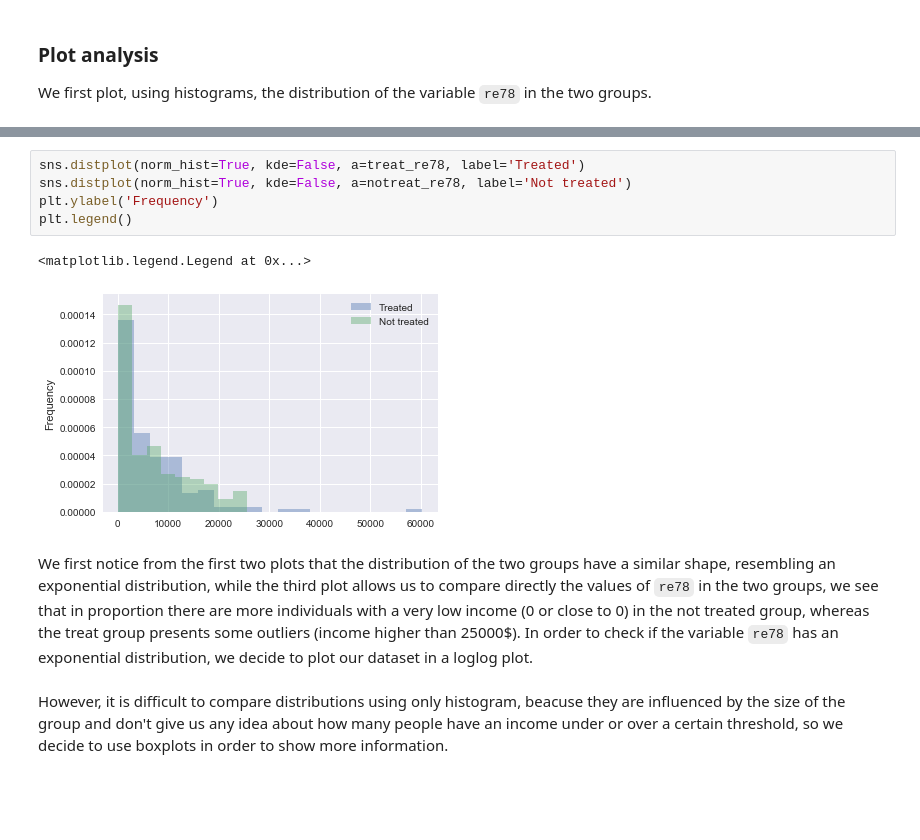
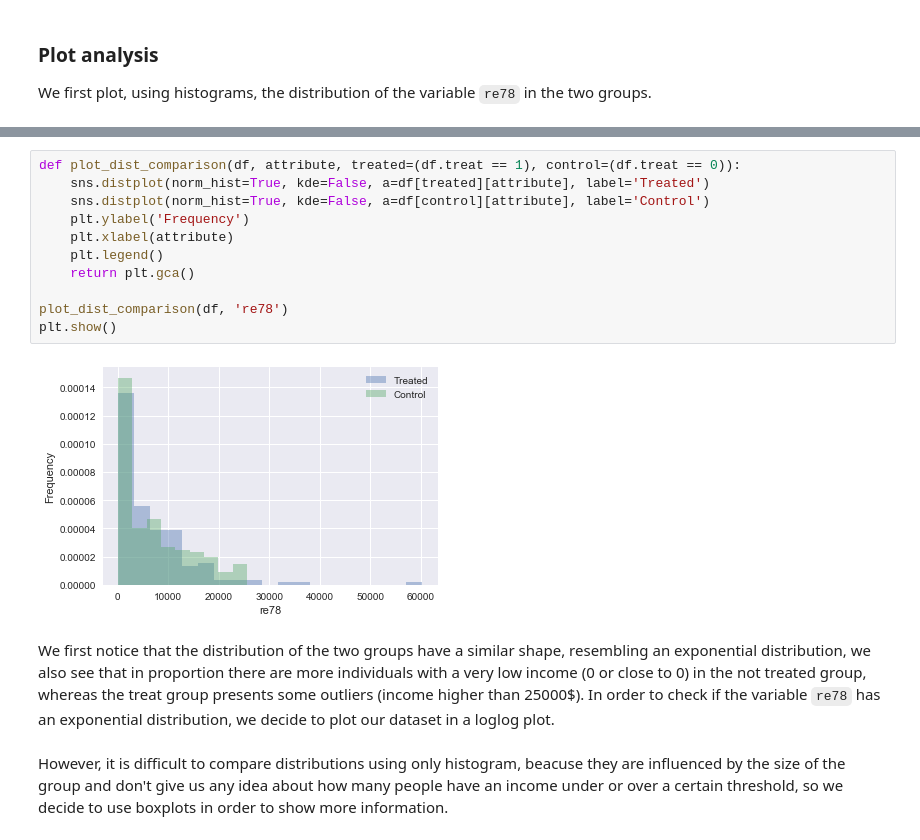
Before and after one commit to zenhaeus/cs-401, a Jupyter notebook: 04 - Applied ML/Homework-04.ipynb, the cells around one changed output, grey strips where cells are left out. Saved outputs shown, nothing was run; the diff lists cells and outputs as text; blank space fills up the shorter version.

Commit message:
Lots of reworking, add graphs for matched data in Q4

```diff
--- a/04 - Applied ML/Homework-04.ipynb
+++ b/04 - Applied ML/Homework-04.ipynb
@@ -100,13 +90,18 @@ ax[1].set_xlabel('Not treated')
 # %%
-sns.distplot(norm_hist=True, kde=False, a=treat_re78, label='Treated')
-sns.distplot(norm_hist=True, kde=False, a=notreat_re78, label='Not treated')
-plt.ylabel('Frequency')
-plt.legend()
+def plot_dist_comparison(df, attribute, treated=(df.treat == 1), control=(df.treat == 0)):
+    sns.distplot(norm_hist=True, kde=False, a=df[treated][attribute], label='Treated')
+    sns.distplot(norm_hist=True, kde=False, a=df[control][attribute], label='Control')
+    plt.ylabel('Frequency')
+    plt.xlabel(attribute)
+    plt.legend()
+    return plt.gca()
+
+plot_dist_comparison(df, 're78')
+plt.show()
 # %% [output]
-<matplotlib.legend.Legend at 0x...>
-[figure, old version]
+[figure, new version]
 # %% [markdown]
-We first notice from the first two plots that the distribution of the two groups have a similar shape, resembling an exponential distribution, while the third plot allows us to compare directly the values of `re78` in the two groups, we see that in proportion there are more individuals with a very low income (0 or close to 0) in the not treated group, whereas the treat group presents some outliers (income higher than 25000$). In order to check if the variable `re78` has an exponential distribution, we decide to plot our dataset in a loglog plot.
+We first notice that the distribution of the two groups have a similar shape, resembling an exponential distribution, we also see that in proportion there are more individuals with a very low income (0 or close to 0) in the not treated group, whereas the treat group presents some outliers (income higher than 25000$). In order to check if the variable `re78` has an exponential distribution, we decide to plot our dataset in a loglog plot.
 # %% [markdown]
 However, it is difficult to compare distributions using only histogram, beacuse they are influenced by the size of the group and don't give us any idea about how many people have an income under or over a certain threshold, so we decide to use boxplots in order to show more information.
 # %%
```
Also changed, not shown: parts of 13 cells of this notebook.
